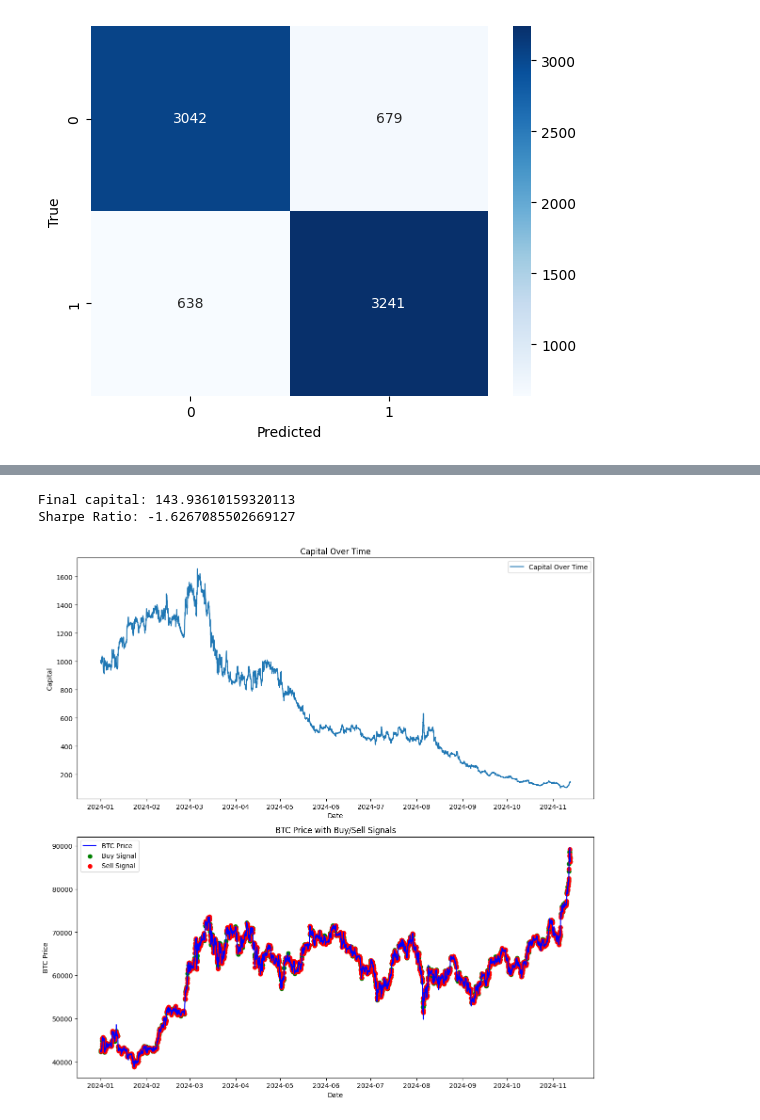
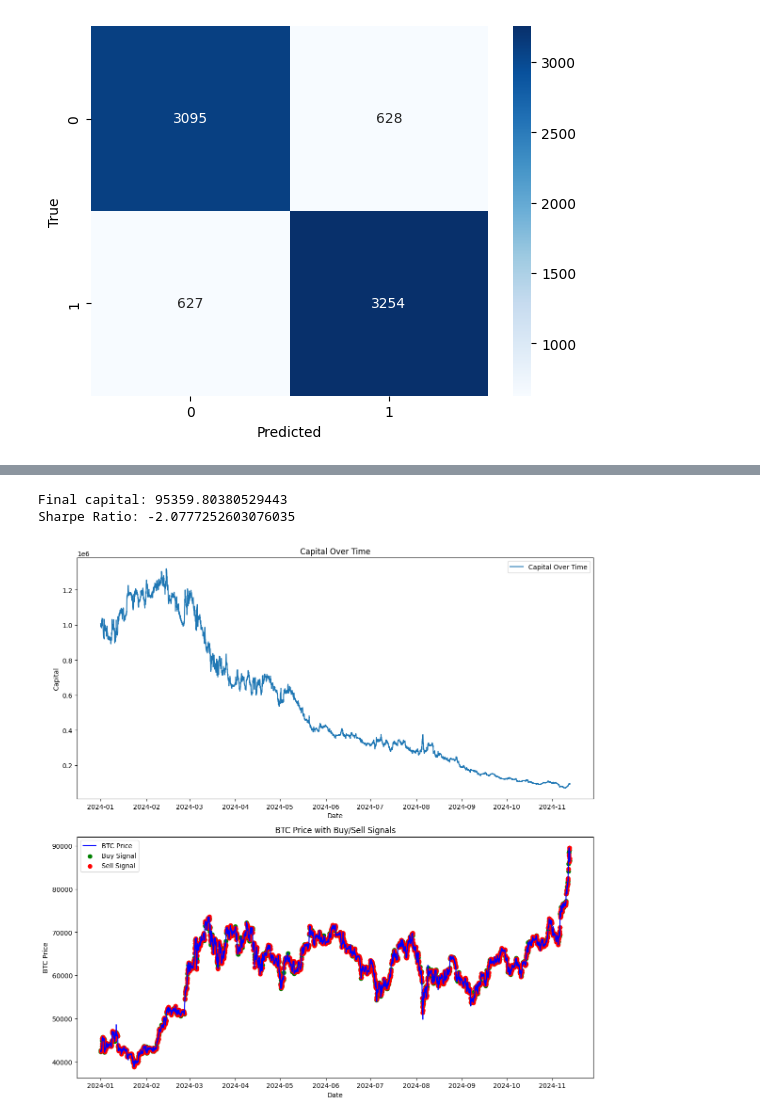
Before and after one commit to mikoto2726/mlbot, a Jupyter notebook: xgboost_mlbot.ipynb, the cells around one changed output, grey strips where cells are left out. Saved outputs shown, nothing was run; the diff lists cells and outputs as text; code cells hidden in the pictures.

```diff
--- a/xgboost_mlbot.ipynb
+++ b/xgboost_mlbot.ipynb
@@ -118,6 +118,9 @@ df['L14'] = df['low'].rolling(window=14).min()
 df['H14'] = df['high'].rolling(window=14).max()
 df['%K'] = 100 * (df['close'] - df['L14']) / (df['H14'] - df['L14'])
 df['%D'] = df['%K'].rolling(window=3).mean()
+
+df['Volatility'] = df['close'].rolling(window=10).std()
+df['Volume_Change'] = df['volume'].pct_change()
 # %%
 # 目標変数の作成
 df['return'] = df['close'].pct_change().shift(0) #前の行とのパーセンテージの変化
@@ -129,7 +132,7 @@ df.dropna(inplace=True)
 # 特徴量と目標変数の定義
 features = ['open', 'high', 'low', 'close', 'volume', 'SMA_10', 'SMA_30','SMA_100', 'SMA_200',
             'EMA_20',  'EMA_200', 'RSI_14', 'MACD', 'Signal_Line',
-            'Upper_Band', 'Lower_Band', 'ATR_14', 'ADX_14', 'CCI_14', 'OBV', '%K', '%D', 'hour', 'day_of_week'] + [f'lag_{lag}' for lag in range(1,6)]
+            'Upper_Band', 'Lower_Band', 'ATR_14', 'ADX_14', 'CCI_14', 'OBV', '%K', '%D', 'hour', 'day_of_week', 'Volatility', 'Volume_Change'] + [f'lag_{lag}' for lag in range(1,6)]
 
 X = df[features]
 y = df['target'] #価格が上昇すれば1下落すれば0
@@ -142,0 +162,10 @@ y_test = y[y.index >= split_date]
+# %%
+# 各列で無限大をNaNに変換
+X_train.replace([np.inf, -np.inf], np.nan, inplace=True)
+
+# 各列のNaNを、その列の平均値で置き換える
+X_train = X_train.apply(lambda x: x.fillna(x.mean()), axis=0)
+
+# 同様に、X_testにも適用
+X_test.replace([np.inf, -np.inf], np.nan, inplace=True)
+X_test = X_test.apply(lambda x: x.fillna(x.mean()), axis=0)
@@ -201,6 +246,6 @@ plt.show()
 # %%
 # 初期設定
-initial_capital = 1000
+initial_capital = 1000000
 capital = initial_capital  # 初期資金をリセット
 capital_history = []
 positions = []
@@ -444,7 +489,7 @@ weighted avg       0.83      0.83      0.83      7600
 [figure]
 # %%
 # 初期設定
-initial_capital = 1000
+initial_capital = 1000000
 capital = initial_capital  # 初期資金をリセット
 capital_history = []
 positions = []
@@ -520,36 +565,36 @@ plt.figure(figsize=(12, 12))
 # 1つ目のグラフ: 資産推移のプロット
 plt.subplot(2, 1, 1)
 plt.plot(backtest_results.index, backtest_results['Capital'], label='Capital Over Time')
 plt.title('Capital Over Time')
 plt.xlabel('Date')
 plt.ylabel('Capital')
 plt.legend()
 
 # 2つ目のグラフ: BTC価格と売買シグナルのプロット
 plt.subplot(2, 1, 2)
 plt.plot(df.loc[test_dates[:-1], 'close'], label='BTC Price', color='blue')
 
 # 買いのシグナル（緑の丸）
 if buy_signals:
     buy_dates, buy_prices = zip(*buy_signals)
     plt.scatter(buy_dates, buy_prices, color='green', label='Buy Signal', marker='o')
 
 # 売りのシグナル（赤の丸）
 if sell_signals:
     sell_dates, sell_prices = zip(*sell_signals)
     plt.scatter(sell_dates, sell_prices, color='red', label='Sell Signal', marker='o')
 
 plt.title('BTC Price with Buy/Sell Signals')
 plt.xlabel('Date')
 plt.ylabel('BTC Price')
 plt.legend()
 
 plt.tight_layout()
 plt.show()
 # %% [output]
-Final capital: 143.93610159320113
-Sharpe Ratio: -1.6267085502669127
+Final capital: 95359.80380529443
+Sharpe Ratio: -2.0777252603076035
-[figure, old version]
+[figure, new version]
 # %%
 # 予測結果をCSVファイルに保存
 np.savetxt("xgb_tuned_pred.csv", y_pred, delimiter=",")
```
Also changed, not shown: parts of 10 cells of this notebook, 14 other files.
